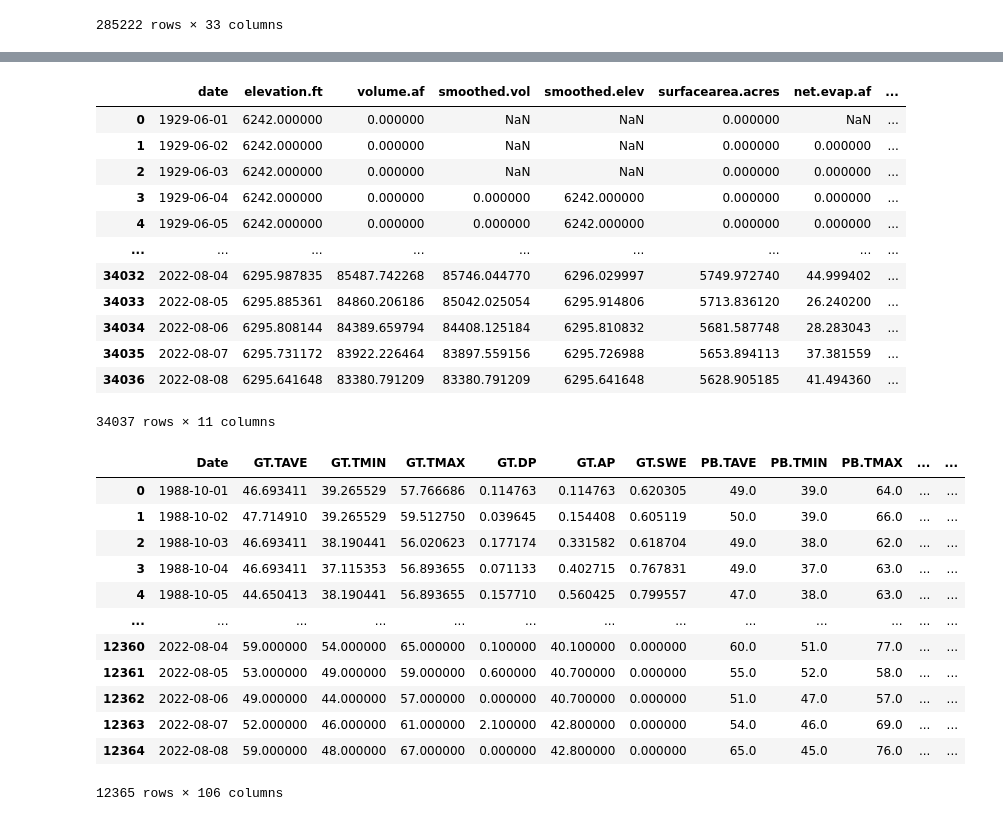
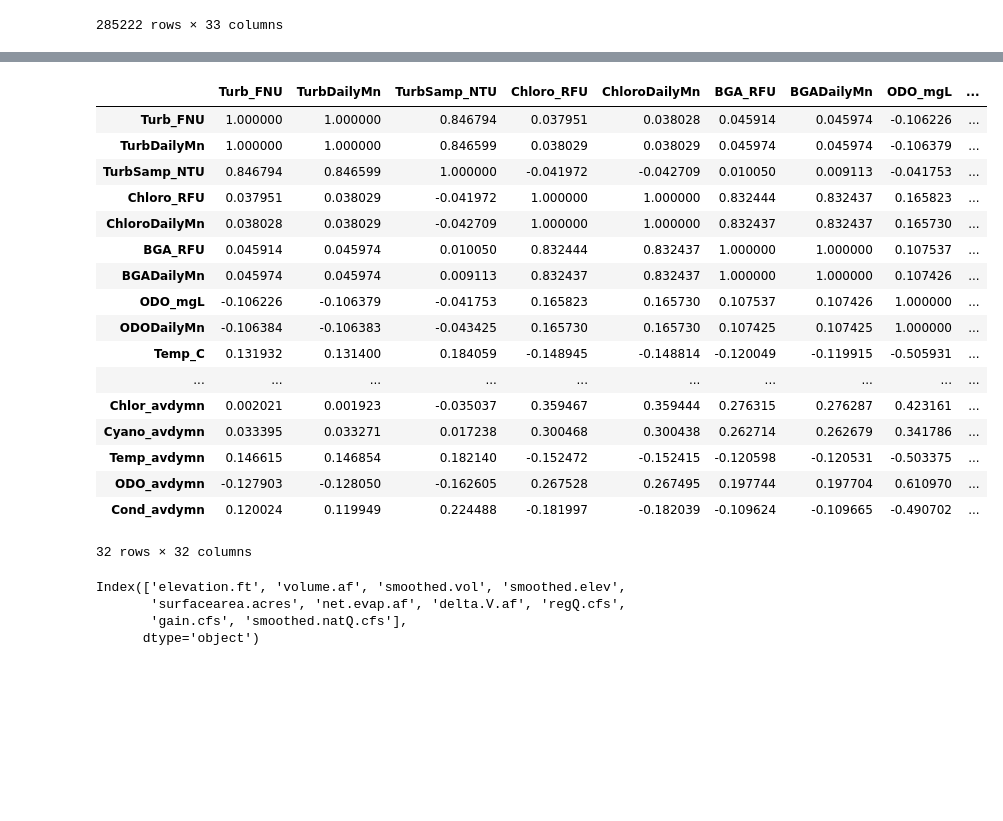
Before and after one commit to Krispy3/HFF_Water, a Jupyter notebook: scratch.ipynb, the cells around one changed output, grey strips where cells are left out. Cells and saved outputs as stored; diff of their text form; code cells hidden in the pictures; blank space fills up the shorter version.

```diff
--- a/scratch.ipynb
+++ b/scratch.ipynb
@@ -23,34 +84,31 @@ ipe_df
+# %%
+ipe_daily.corr()
+# %% [output]
+|  | Turb_FNU | TurbDailyMn | TurbSamp_NTU | Chloro_RFU | ChloroDailyMn | BGA_RFU | BGADailyMn | ODO_mgL | ... |
+| Turb_FNU | 1.000000 | 1.000000 | 0.846794 | 0.037951 | 0.038028 | 0.045914 | 0.045974 | -0.106226 | ... |
+| TurbDailyMn | 1.000000 | 1.000000 | 0.846599 | 0.038029 | 0.038029 | 0.045974 | 0.045974 | -0.106379 | ... |
+| TurbSamp_NTU | 0.846794 | 0.846599 | 1.000000 | -0.041972 | -0.042709 | 0.010050 | 0.009113 | -0.041753 | ... |
+| Chloro_RFU | 0.037951 | 0.038029 | -0.041972 | 1.000000 | 1.000000 | 0.832444 | 0.832437 | 0.165823 | ... |
+| ChloroDailyMn | 0.038028 | 0.038029 | -0.042709 | 1.000000 | 1.000000 | 0.832437 | 0.832437 | 0.165730 | ... |
+| BGA_RFU | 0.045914 | 0.045974 | 0.010050 | 0.832444 | 0.832437 | 1.000000 | 1.000000 | 0.107537 | ... |
+| BGADailyMn | 0.045974 | 0.045974 | 0.009113 | 0.832437 | 0.832437 | 1.000000 | 1.000000 | 0.107426 | ... |
+| ODO_mgL | -0.106226 | -0.106379 | -0.041753 | 0.165823 | 0.165730 | 0.107537 | 0.107426 | 1.000000 | ... |
+| ODODailyMn | -0.106384 | -0.106383 | -0.043425 | 0.165730 | 0.165730 | 0.107425 | 0.107425 | 1.000000 | ... |
+| Temp_C | 0.131932 | 0.131400 | 0.184059 | -0.148945 | -0.148814 | -0.120049 | -0.119915 | -0.505931 | ... |
+| ... | ... | ... | ... | ... | ... | ... | ... | ... | ... |
+| Chlor_avdymn | 0.002021 | 0.001923 | -0.035037 | 0.359467 | 0.359444 | 0.276315 | 0.276287 | 0.423161 | ... |
+| Cyano_avdymn | 0.033395 | 0.033271 | 0.017238 | 0.300468 | 0.300438 | 0.262714 | 0.262679 | 0.341786 | ... |
+| Temp_avdymn | 0.146615 | 0.146854 | 0.182140 | -0.152472 | -0.152415 | -0.120598 | -0.120531 | -0.503375 | ... |
+| ODO_avdymn | -0.127903 | -0.128050 | -0.162605 | 0.267528 | 0.267495 | 0.197744 | 0.197704 | 0.610970 | ... |
+| Cond_avdymn | 0.120024 | 0.119949 | 0.224488 | -0.181997 | -0.182039 | -0.109624 | -0.109665 | -0.490702 | ... |
+32 rows × 32 columns
 # %%
 hydro_df = pd.read_csv('data/IslandPark.TS.csv')
-hydro_df
+hydro_df['date'] = pd.to_datetime(hydro_df['date'])
+hydro_df.set_index(['date'], inplace=True)
+hydro_df.columns
 # %% [output]
-|  | date | elevation.ft | volume.af | smoothed.vol | smoothed.elev | surfacearea.acres | net.evap.af | ... |
-| 0 | 1929-06-01 | 6242.000000 | 0.000000 | NaN | NaN | 0.000000 | NaN | ... |
-| 1 | 1929-06-02 | 6242.000000 | 0.000000 | NaN | NaN | 0.000000 | 0.000000 | ... |
-| 2 | 1929-06-03 | 6242.000000 | 0.000000 | NaN | NaN | 0.000000 | 0.000000 | ... |
-| 3 | 1929-06-04 | 6242.000000 | 0.000000 | 0.000000 | 6242.000000 | 0.000000 | 0.000000 | ... |
-| 4 | 1929-06-05 | 6242.000000 | 0.000000 | 0.000000 | 6242.000000 | 0.000000 | 0.000000 | ... |
-| ... | ... | ... | ... | ... | ... | ... | ... | ... |
-| 34032 | 2022-08-04 | 6295.987835 | 85487.742268 | 85746.044770 | 6296.029997 | 5749.972740 | 44.999402 | ... |
-| 34033 | 2022-08-05 | 6295.885361 | 84860.206186 | 85042.025054 | 6295.914806 | 5713.836120 | 26.240200 | ... |
-| 34034 | 2022-08-06 | 6295.808144 | 84389.659794 | 84408.125184 | 6295.810832 | 5681.587748 | 28.283043 | ... |
-| 34035 | 2022-08-07 | 6295.731172 | 83922.226464 | 83897.559156 | 6295.726988 | 5653.894113 | 37.381559 | ... |
-| 34036 | 2022-08-08 | 6295.641648 | 83380.791209 | 83380.791209 | 6295.641648 | 5628.905185 | 41.494360 | ... |
-34037 rows × 11 columns
+Index(['elevation.ft', 'volume.af', 'smoothed.vol', 'smoothed.elev',
+       'surfacearea.acres', 'net.evap.af', 'delta.V.af', 'regQ.cfs',
+       'gain.cfs', 'smoothed.natQ.cfs'],
+      dtype='object')
-# %%
-climate_df = pd.read_csv('data/Clean.Climate.TS.csv')
-climate_df
-# %% [output]
-|  | Date | GT.TAVE | GT.TMIN | GT.TMAX | GT.DP | GT.AP | GT.SWE | PB.TAVE | PB.TMIN | PB.TMAX | ... | ... |
-| 0 | 1988-10-01 | 46.693411 | 39.265529 | 57.766686 | 0.114763 | 0.114763 | 0.620305 | 49.0 | 39.0 | 64.0 | ... | ... |
-| 1 | 1988-10-02 | 47.714910 | 39.265529 | 59.512750 | 0.039645 | 0.154408 | 0.605119 | 50.0 | 39.0 | 66.0 | ... | ... |
-| 2 | 1988-10-03 | 46.693411 | 38.190441 | 56.020623 | 0.177174 | 0.331582 | 0.618704 | 49.0 | 38.0 | 62.0 | ... | ... |
-| 3 | 1988-10-04 | 46.693411 | 37.115353 | 56.893655 | 0.071133 | 0.402715 | 0.767831 | 49.0 | 37.0 | 63.0 | ... | ... |
-| 4 | 1988-10-05 | 44.650413 | 38.190441 | 56.893655 | 0.157710 | 0.560425 | 0.799557 | 47.0 | 38.0 | 63.0 | ... | ... |
-| ... | ... | ... | ... | ... | ... | ... | ... | ... | ... | ... | ... | ... |
-| 12360 | 2022-08-04 | 59.000000 | 54.000000 | 65.000000 | 0.100000 | 40.100000 | 0.000000 | 60.0 | 51.0 | 77.0 | ... | ... |
-| 12361 | 2022-08-05 | 53.000000 | 49.000000 | 59.000000 | 0.600000 | 40.700000 | 0.000000 | 55.0 | 52.0 | 58.0 | ... | ... |
-| 12362 | 2022-08-06 | 49.000000 | 44.000000 | 57.000000 | 0.000000 | 40.700000 | 0.000000 | 51.0 | 47.0 | 57.0 | ... | ... |
-| 12363 | 2022-08-07 | 52.000000 | 46.000000 | 61.000000 | 2.100000 | 42.800000 | 0.000000 | 54.0 | 46.0 | 69.0 | ... | ... |
-| 12364 | 2022-08-08 | 59.000000 | 48.000000 | 67.000000 | 0.000000 | 42.800000 | 0.000000 | 65.0 | 45.0 | 76.0 | ... | ... |
-12365 rows × 106 columns
```
Also changed, not shown: parts of 9 cells of this notebook, 1 other file.
